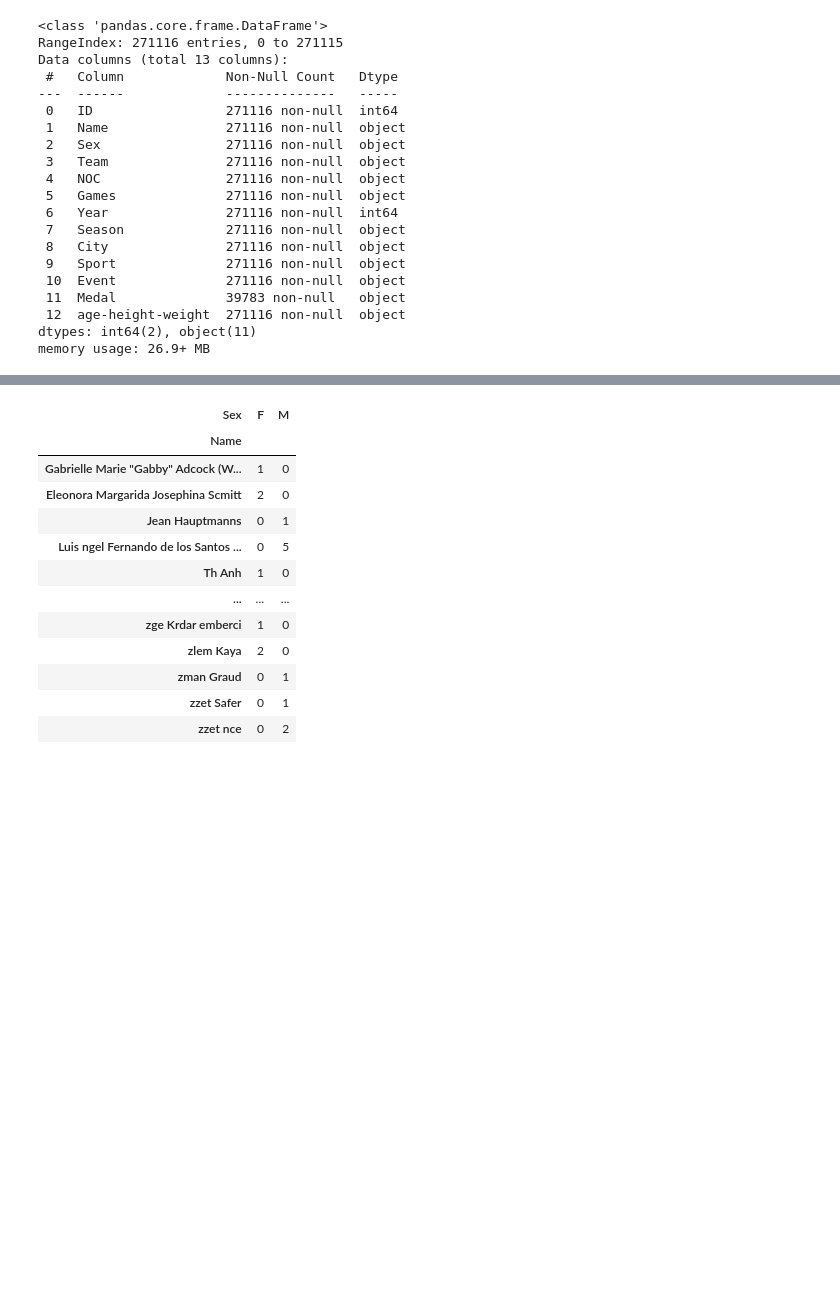
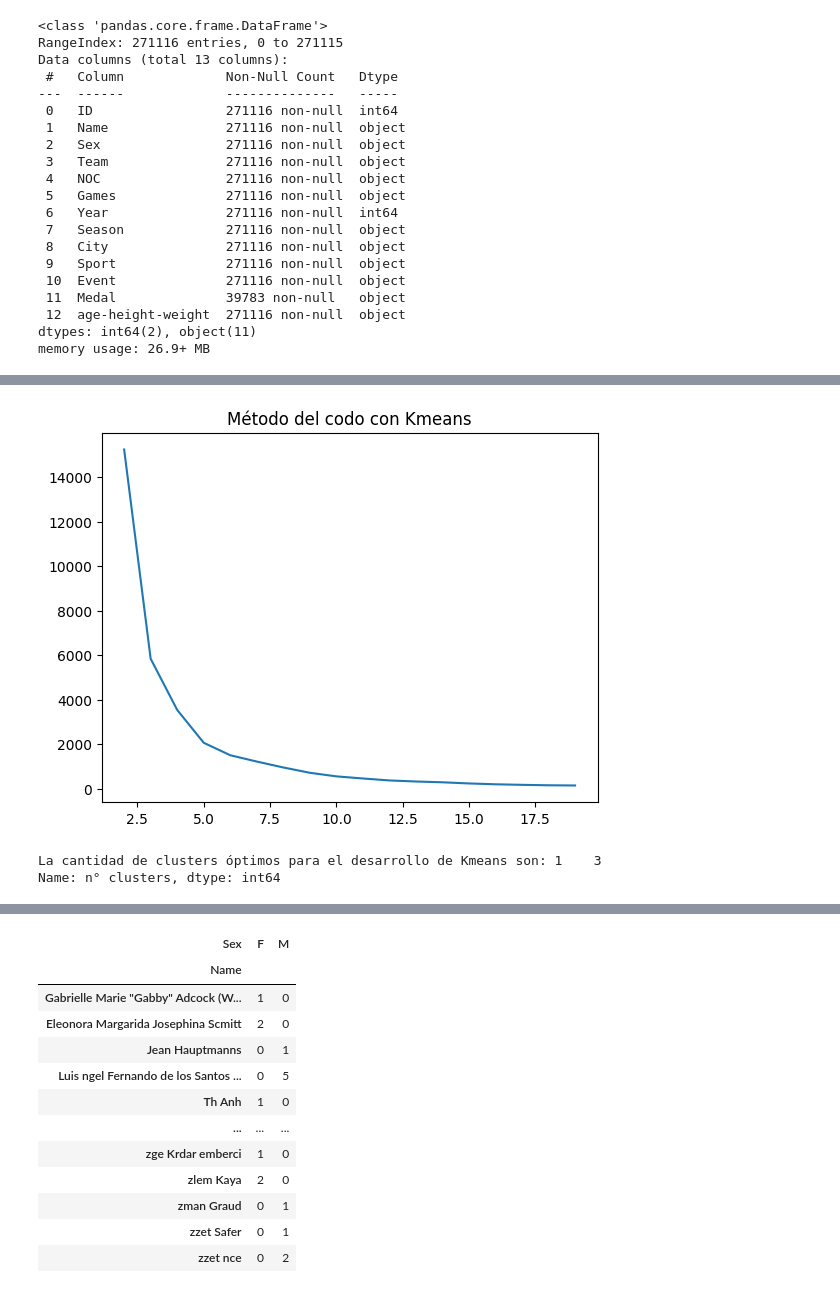
Before and after one commit to Zerzer0/MDS7202, a Jupyter notebook: Proyectos/Proyecto_1/Proyecto_enunciado.ipynb, the cells around one changed output, grey strips where cells are left out. Drawn from its saved outputs; the diff is of its cells as text; code cells hidden in the pictures; blank space fills up the shorter version.

```diff
--- a/Proyectos/Proyecto_1/Proyecto_enunciado.ipynb
+++ b/Proyectos/Proyecto_1/Proyecto_enunciado.ipynb
@@ -256,0 +264,41 @@ columnas_transformadas_df
+# %%
+ # Método del codo
+intertias = [
+[i, KMeans(n_clusters=i, random_state=42).fit(columnas_transformadas_df).inertia_]
+for i in range(2, 20)
+]
+
+intertias = pd.DataFrame(intertias, columns=["n° clusters", "inertia"])
+plt.plot(intertias["n° clusters"], intertias["inertia"])
+plt.title("Método del codo con Kmeans")
+plt.show()
+
+# Se analiza el método del codo viendo el valor máximo de la segunda derivada de la función f(cluster)=inertia
+def segunda_derivada(df):
+    lista = [np.nan]
+    for i in np.arange(1, len(df) - 1):
+        lista.append(np.abs(df[i+1] + df[i-1] - 2*df[i]))
+    lista.append(np.nan)
+    return lista
+
+intertias['segunda_derivada'] = segunda_derivada(intertias["inertia"])
+
+n_clusters = intertias[intertias['segunda_derivada'] == intertias['segunda_derivada'].max()]['n° clusters']
+print(f"La cantidad de clusters óptimos para el desarrollo de Kmeans son: {n_clusters}")
+
+cluster = KMeans(max_iter=100, n_clusters=3, n_init=50)
+
+pca = PCA(n_components=2, random_state=42)
+
+pipeline = Pipeline([('cluster', cluster),
+                    ('pca', pca)])
+
+data = pipeline.fit_transform(columnas_transformadas_df)
+pca_df = pd.DataFrame(data=data, columns=['Componente 1', 'Componente 2'])
+
+labels = pipeline['cluster'].labels_
+plt.scatter(pca_df['Componente 1'], pca_df['Componente 2'], c=labels)
+# %% [output]
+[figure, added]
+La cantidad de clusters óptimos para el desarrollo de Kmeans son: 1    3
+Name: n° clusters, dtype: int64
```
Also changed, not shown: parts of 7 cells of this notebook, 2 other files.
